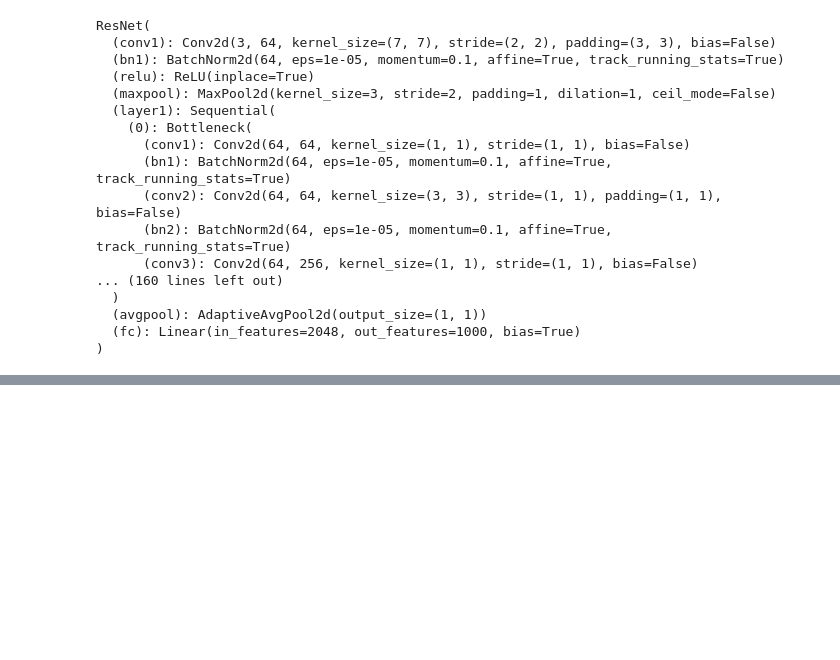
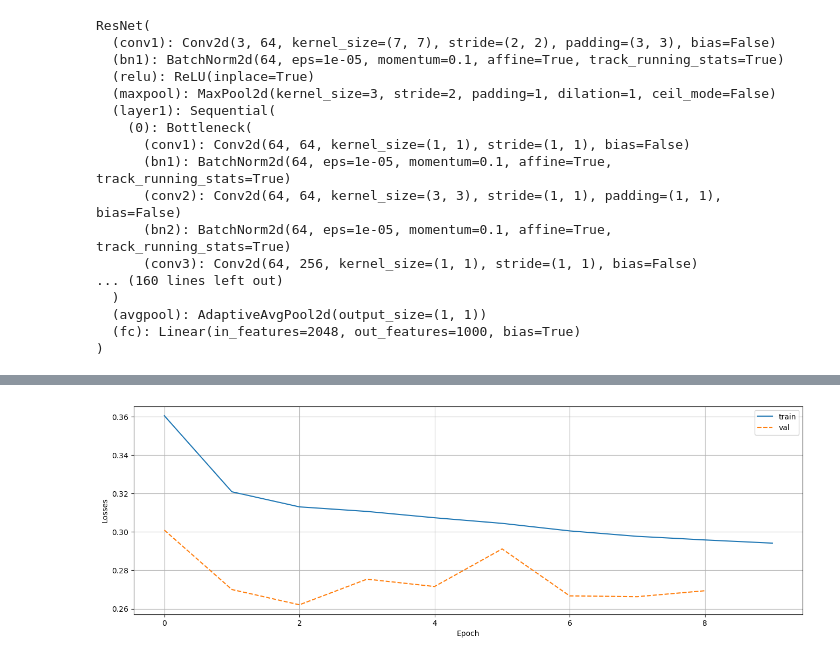
Before and after one commit to kasjanov/PyTorch, a Jupyter notebook: PyTorch_home_work_4.ipynb, the cells around one changed output, grey strips where cells are left out. Saved outputs shown, nothing was run; the diff lists cells and outputs as text; code cells hidden in the pictures; blank space fills up the shorter version.

```diff
--- a/PyTorch_home_work_4.ipynb
+++ b/PyTorch_home_work_4.ipynb
@@ -346,0 +432,11 @@ def train(model,
+# %%
+plt.figure(figsize = (16,5))
+plt.plot(train_losses,'-',label = f'train')
+plt.plot(val_losses,'--',label = f'val')
+plt.legend()
+plt.xlabel('Epoch')
+plt.ylabel('Losses')
+plt.grid()
+plt.show()
+# %% [output]
+[figure, added]
```
Also changed, not shown: parts of 16 cells of this notebook.
